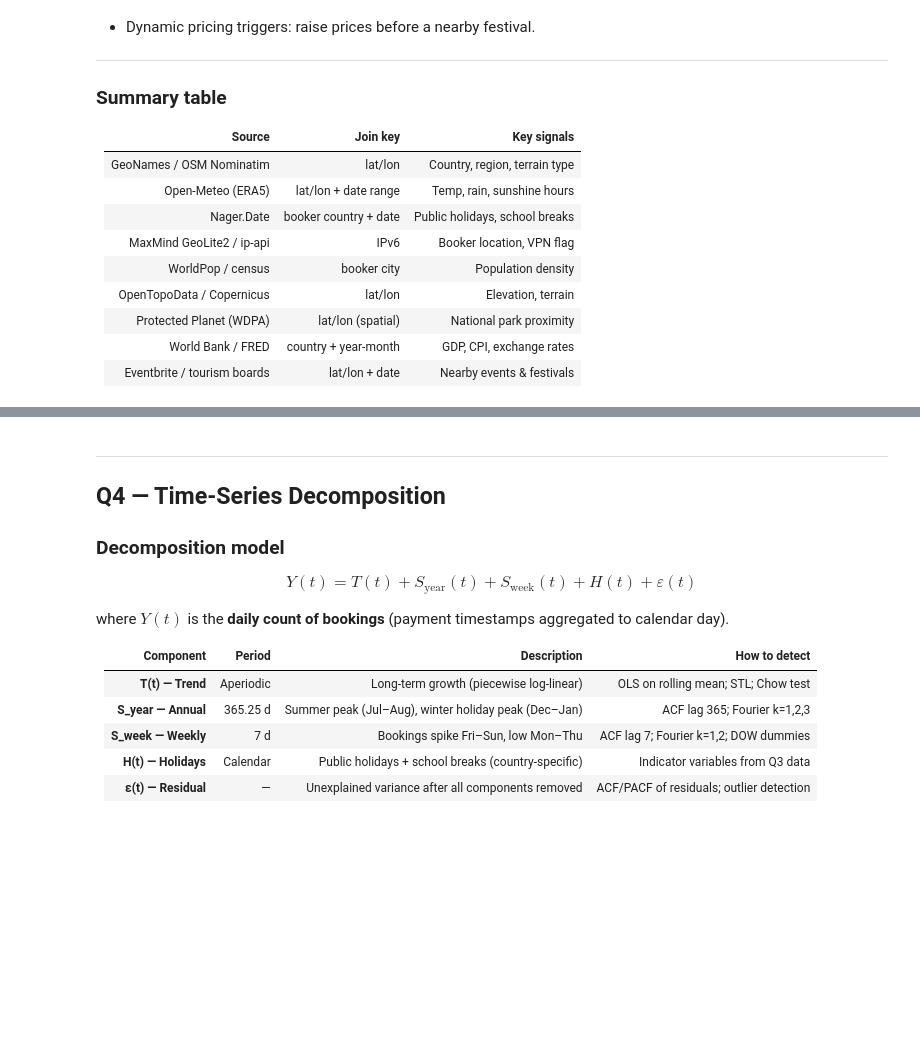
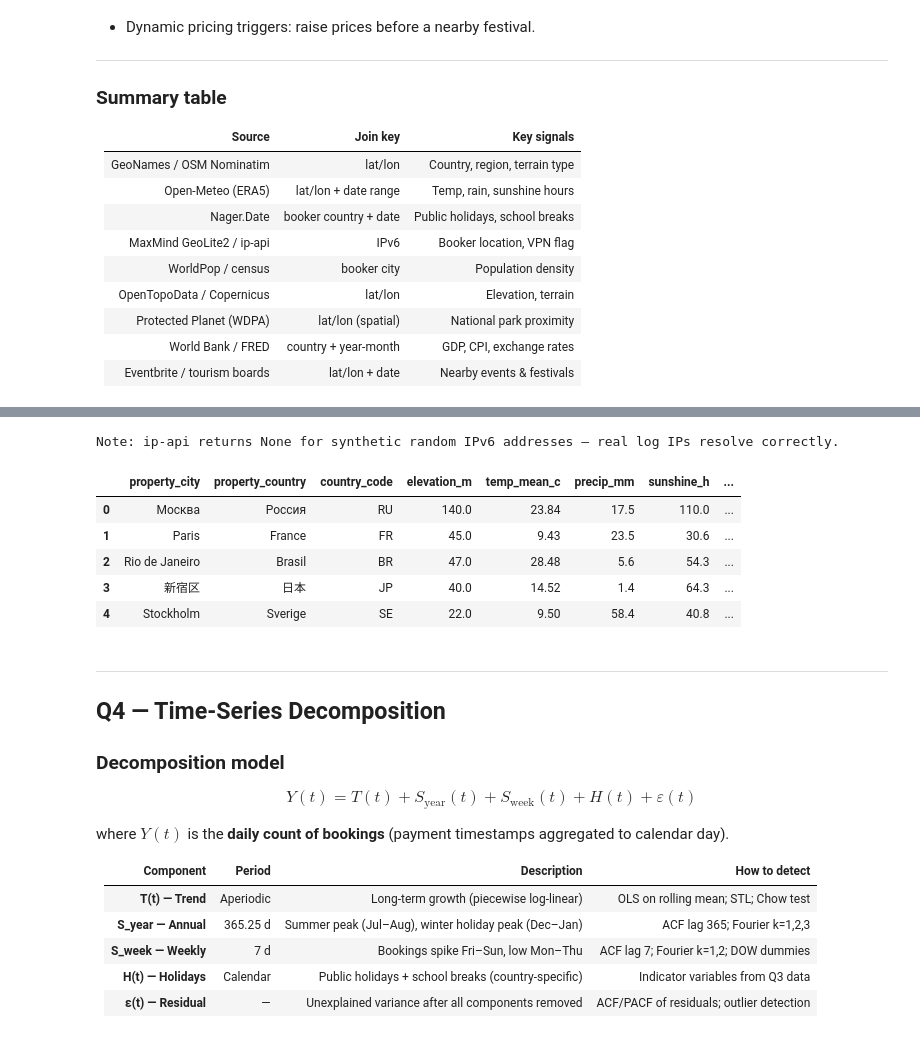
Before and after one commit to unreal-kz/bambuk-analytics-task, a Jupyter notebook: bambuk_interview.ipynb, the cells around one changed output, grey strips where cells are left out. Drawn from its saved outputs; the diff is of its cells as text; code cells hidden in the pictures; blank space fills up the shorter version.

Commit message:
Q3: add live API enrichment with frozen output

```diff
--- a/bambuk_interview.ipynb
+++ b/bambuk_interview.ipynb
@@ -314,3 +314,27 @@ wind speed, UV index — all at the property location during the actual stay win
 | Protected Planet (WDPA) | lat/lon (spatial) | National park proximity |
 | World Bank / FRED | country + year-month | GDP, CPI, exchange rates |
 | Eventbrite / tourism boards | lat/lon + date | Nearby events & festivals |
+# %%
+import pandas as pd
+from q1_regex import LINE, SAMPLE_ROWS
+from q3_enrichment import parse_coord
+
+fields = ['booking_id', 'ipv6', 'paid_at', 'lon', 'lat', 'checkin', 'checkout']
+
+records = []
+for row in SAMPLE_ROWS:
+    m = LINE.fullmatch(row)
+    if m:
+        d = dict(zip(fields, m.groups()))
+        records.append({
+            'booking_id': d['booking_id'],
+            'ipv6':       d['ipv6'],
+            'lon':        parse_coord(d['lon']),
+            'lat':        parse_coord(d['lat']),
+            'checkin':    d['checkin'],
+            'checkout':   d['checkout'],
+        })
+
+base_df = pd.DataFrame(records)
+print(f'Base DataFrame: {len(base_df)} rows')
+base_df
@@ -317,3 +401,15 @@ wind speed, UV index — all at the property location during the actual stay win
+# %%
+pd.set_option('display.max_columns', None)
+print('Note: ip-api returns None for synthetic random IPv6 addresses — real log IPs resolve correctly.\n')
+enriched_df
+# %% [output]
+Note: ip-api returns None for synthetic random IPv6 addresses — real log IPs resolve correctly.
+|  | property_city | property_country | country_code | elevation_m | temp_mean_c | precip_mm | sunshine_h | ... |
+| 0 | Москва | Россия | RU | 140.0 | 23.84 | 17.5 | 110.0 | ... |
+| 1 | Paris | France | FR | 45.0 | 9.43 | 23.5 | 30.6 | ... |
+| 2 | Rio de Janeiro | Brasil | BR | 47.0 | 28.48 | 5.6 | 54.3 | ... |
+| 3 | 新宿区 | 日本 | JP | 40.0 | 14.52 | 1.4 | 64.3 | ... |
+| 4 | Stockholm | Sverige | SE | 22.0 | 9.50 | 58.4 | 40.8 | ... |
 # %% [markdown]
 ---
 <a id='q4'></a>
```
Also changed, not shown: parts of 4 cells of this notebook, 2 other files.
